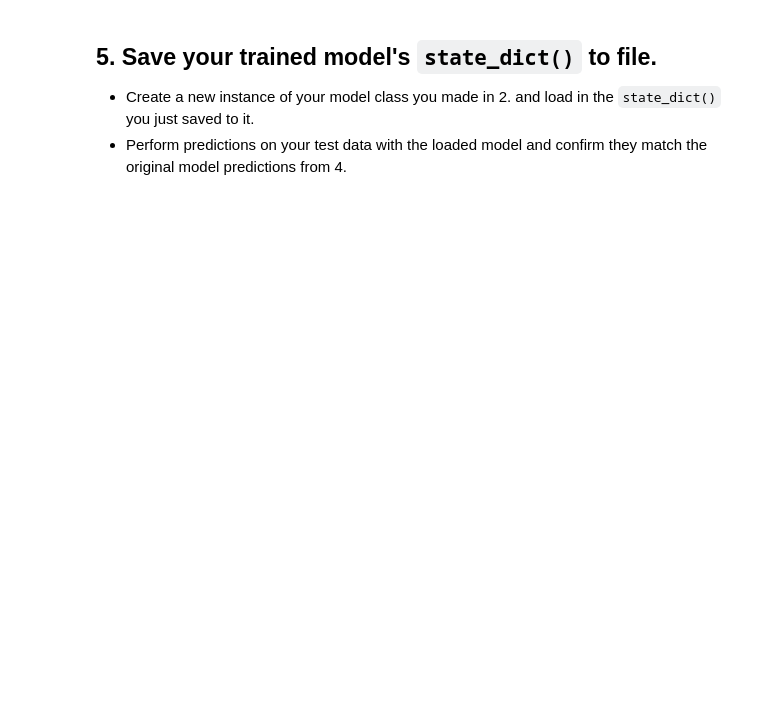
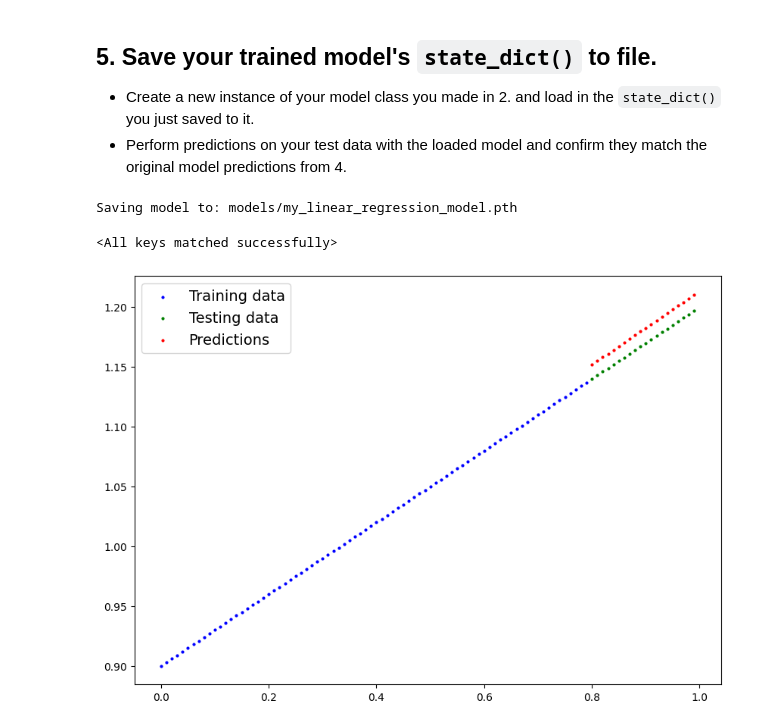
Before and after one commit to 0p3nTheSauce/Torch-practice, a Jupyter notebook: extras/exercises/01_pytorch_workflow_exercises.ipynb, the cells around one changed output. Drawn from its saved outputs; the diff is of its cells as text; code cells hidden in the pictures; blank space fills up the shorter version.

```diff
--- a/extras/exercises/01_pytorch_workflow_exercises.ipynb
+++ b/extras/exercises/01_pytorch_workflow_exercises.ipynb
@@ -200,12 +221,33 @@ RuntimeError: Expected all tensors to be on the same device, but found at least
 from pathlib import Path
 
 # 1. Create models directory
-
+MODEL_PATH = Path("models")
+MODEL_PATH.mkdir(parents=True, exist_ok=True)
 
 # 2. Create model save path
+MODEL_NAME = "my_linear_regression_model.pth"
+MODEL_SAVE_PATH = MODEL_PATH / MODEL_NAME
 
 # 3. Save the model state dict
+print(f"Saving model to: {MODEL_SAVE_PATH}")
+torch.save(obj=model_0.state_dict(),
+           f=MODEL_SAVE_PATH)
+
+# 3. Save the model state dict
+# %% [output]
+Saving model to: models/my_linear_regression_model.pth
 # %%
 # Create new instance of model and load saved state dict (make sure to put it on the target device)
+model_1 = LukesLinearRegressionModel().to(device)
+model_1.load_state_dict(torch.load(MODEL_SAVE_PATH))
+# %% [output]
+<All keys matched successfully>
 # %%
 # Make predictions with loaded model and compare them to the previous
+model_1.eval()
+with torch.inference_mode():
+  y_preds = model_0(X_test)
+y_preds_plot = y_preds.cpu().numpy()
+plot_predictions(predictions=y_preds_plot)
+# %% [output]
+[figure, added]
```
Also changed, not shown: parts of 4 cells of this notebook.
